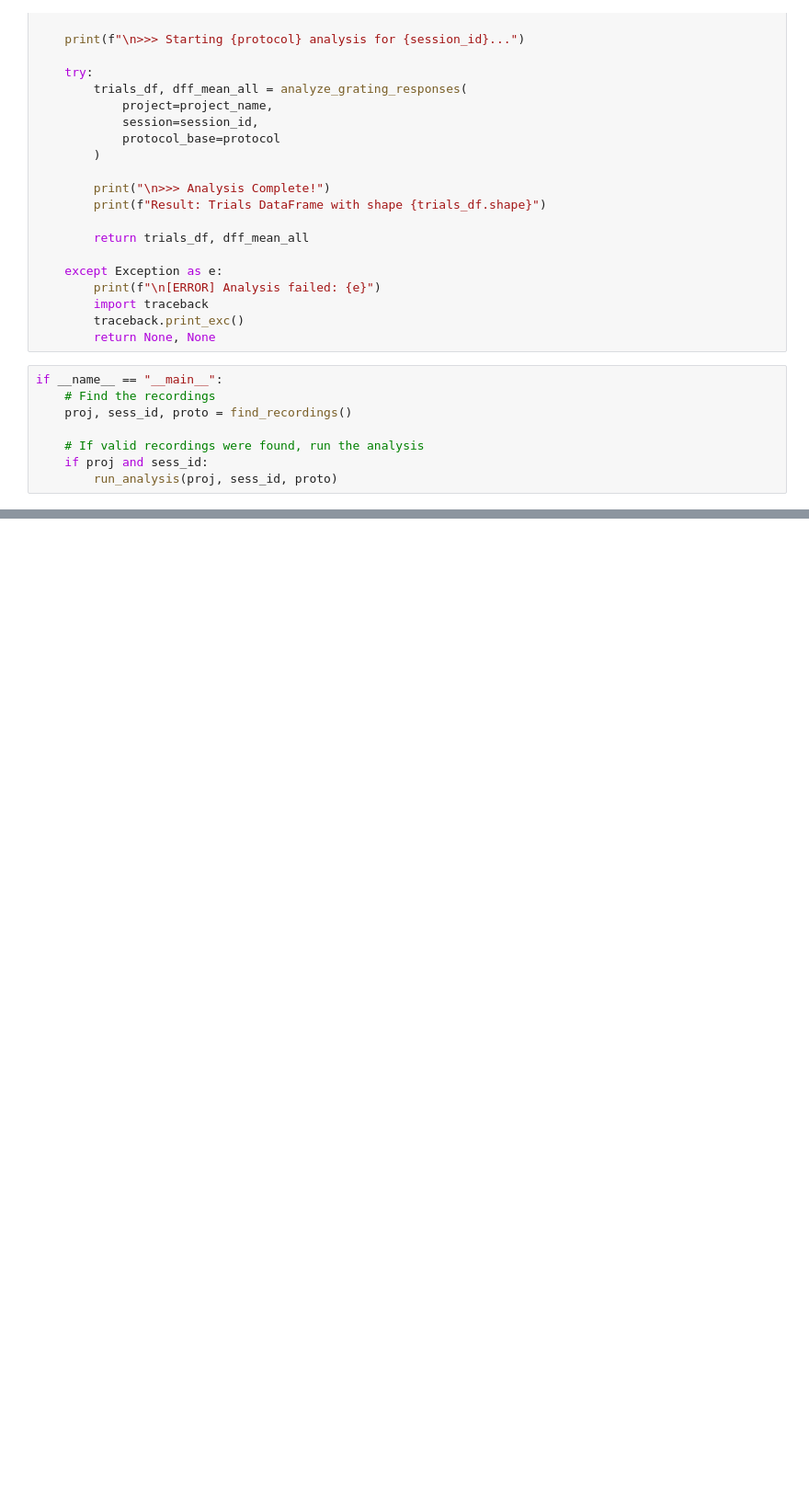
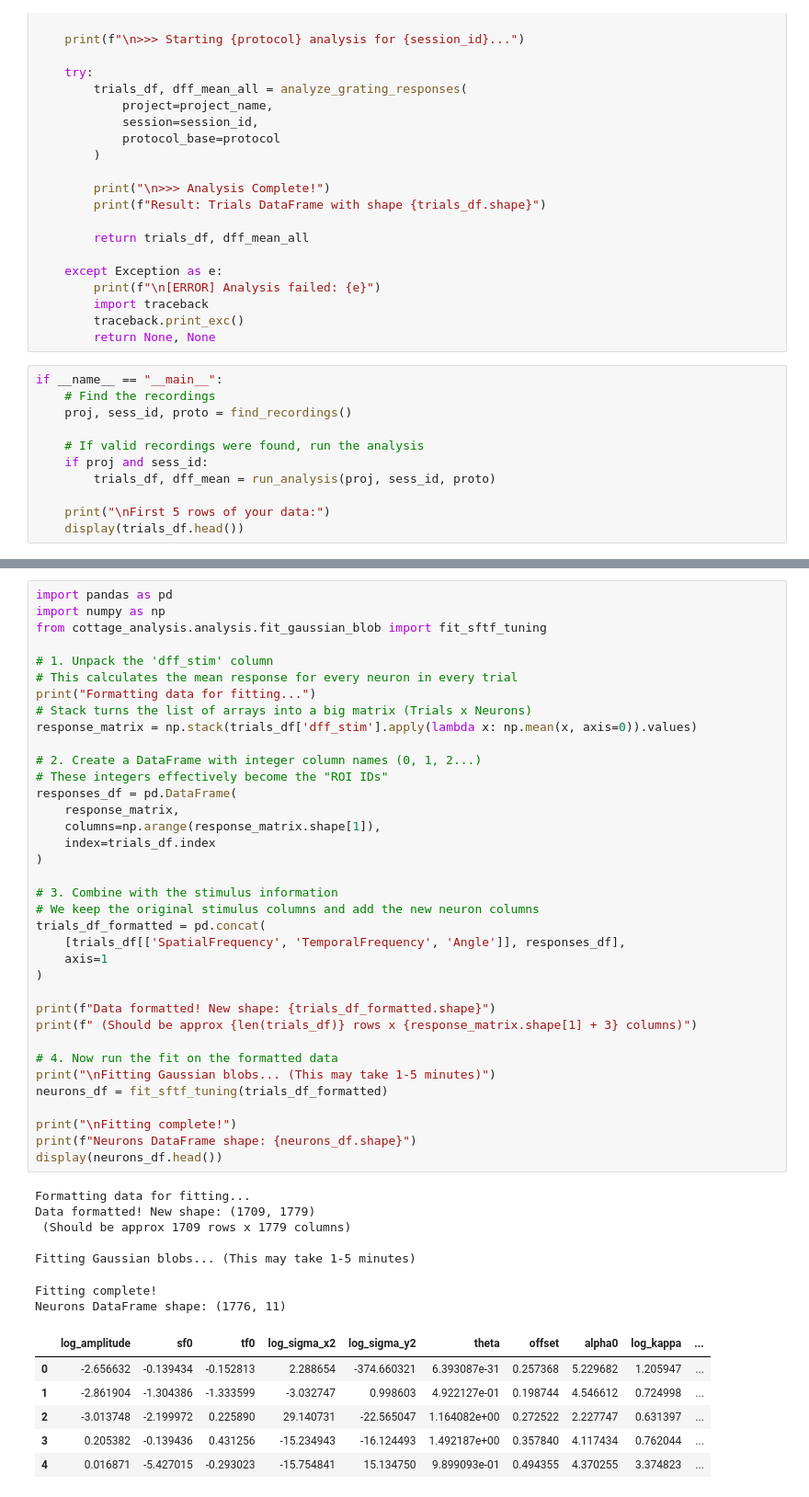
Before and after one commit to znamlab/cottage_analysis, a Jupyter notebook: cottage_analysis/analysis/run_analysis.ipynb, the cells around one changed output, grey strips where cells are left out. Shown: that part at 92% size. Drawn from its saved outputs; the diff is of its cells as text; blank space fills up the shorter version.

Commit message:
trials_df to neurons_df

```diff
--- a/cottage_analysis/analysis/run_analysis.ipynb
+++ b/cottage_analysis/analysis/run_analysis.ipynb
@@ -69,7 +69,10 @@ if __name__ == "__main__":
 
     # If valid recordings were found, run the analysis
     if proj and sess_id:
-        run_analysis(proj, sess_id, proto)
+        trials_df, dff_mean = run_analysis(proj, sess_id, proto)
+
+    print("\nFirst 5 rows of your data:")
+    display(trials_df.head())
 # %% [output]
 Base path set to: /Volumes/lab-znamenskiyp/home/shared/projects
 
@@ -90,0 +101,50 @@ Result: Trials DataFrame with shape (1709, 23)
+# %%
+import pandas as pd
+import numpy as np
+from cottage_analysis.analysis.fit_gaussian_blob import fit_sftf_tuning
+
+# 1. Unpack the 'dff_stim' column
+# This calculates the mean response for every neuron in every trial
+print("Formatting data for fitting...")
+# Stack turns the list of arrays into a big matrix (Trials x Neurons)
+response_matrix = np.stack(trials_df['dff_stim'].apply(lambda x: np.mean(x, axis=0)).values)
+
+# 2. Create a DataFrame with integer column names (0, 1, 2...)
+# These integers effectively become the "ROI IDs"
+responses_df = pd.DataFrame(
+    response_matrix,
+    columns=np.arange(response_matrix.shape[1]),
+    index=trials_df.index
+)
+
+# 3. Combine with the stimulus information
+# We keep the original stimulus columns and add the new neuron columns
+trials_df_formatted = pd.concat(
+    [trials_df[['SpatialFrequency', 'TemporalFrequency', 'Angle']], responses_df],
+    axis=1
+)
+
+print(f"Data formatted! New shape: {trials_df_formatted.shape}")
+print(f" (Should be approx {len(trials_df)} rows x {response_matrix.shape[1] + 3} columns)")
+
+# 4. Now run the fit on the formatted data
+print("\nFitting Gaussian blobs... (This may take 1-5 minutes)")
+neurons_df = fit_sftf_tuning(trials_df_formatted)
+
+print("\nFitting complete!")
+print(f"Neurons DataFrame shape: {neurons_df.shape}")
+display(neurons_df.head())
+# %% [output]
+Formatting data for fitting...
+Data formatted! New shape: (1709, 1779)
+ (Should be approx 1709 rows x 1779 columns)
+
+Fitting Gaussian blobs... (This may take 1-5 minutes)
+Fitting complete!
+Neurons DataFrame shape: (1776, 11)
+|  | log_amplitude | sf0 | tf0 | log_sigma_x2 | log_sigma_y2 | theta | offset | alpha0 | log_kappa | ... |
+| 0 | -2.656632 | -0.139434 | -0.152813 | 2.288654 | -374.660321 | 6.393087e-31 | 0.257368 | 5.229682 | 1.205947 | ... |
+| 1 | -2.861904 | -1.304386 | -1.333599 | -3.032747 | 0.998603 | 4.922127e-01 | 0.198744 | 4.546612 | 0.724998 | ... |
+| 2 | -3.013748 | -2.199972 | 0.225890 | 29.140731 | -22.565047 | 1.164082e+00 | 0.272522 | 2.227747 | 0.631397 | ... |
+| 3 | 0.205382 | -0.139436 | 0.431256 | -15.234943 | -16.124493 | 1.492187e+00 | 0.357840 | 4.117434 | 0.762044 | ... |
+| 4 | 0.016871 | -5.427015 | -0.293023 | -15.754841 | 15.134750 | 9.899093e-01 | 0.494355 | 4.370255 | 3.374823 | ... |
```
Also changed, not shown: parts of 1 cell of this notebook.
